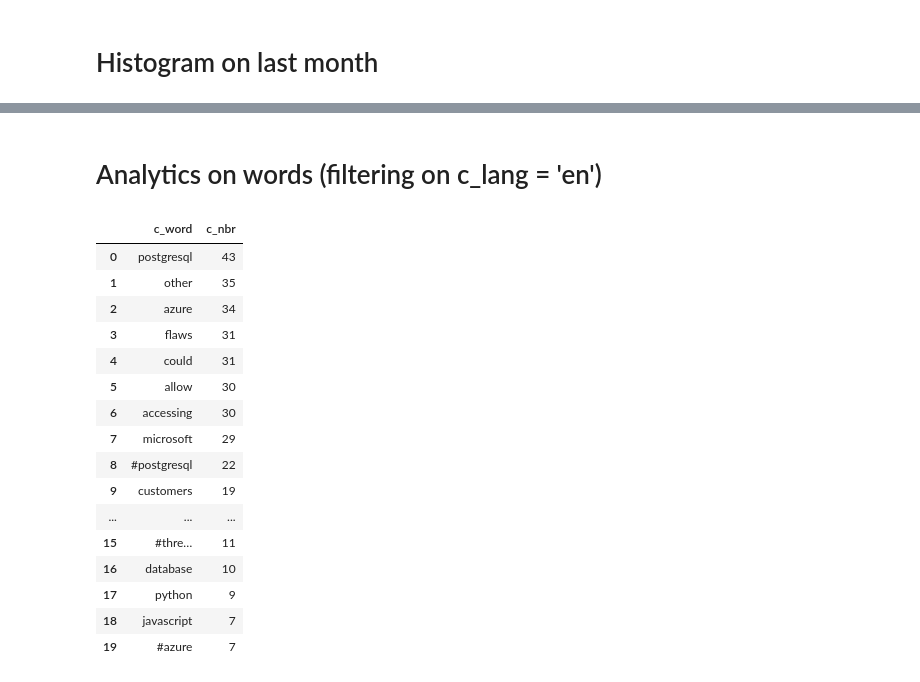
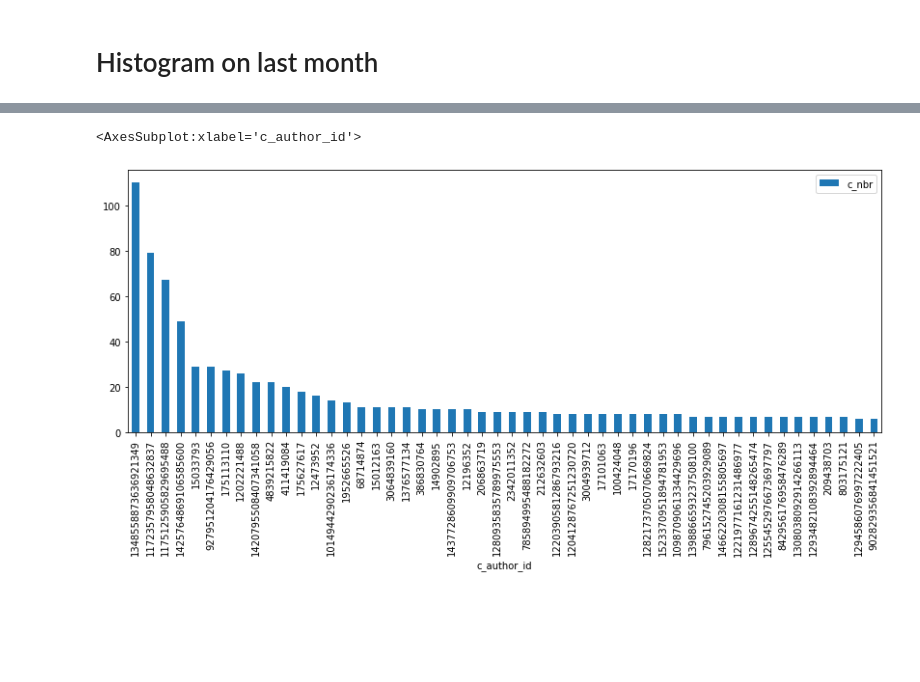
Before and after one commit to mlanciau/DataPipelineDemo, a Jupyter notebook: notebooks/Twitter PostgreSQL Analytics.ipynb, the cells around one changed output, grey strips where cells are left out. Saved outputs shown, nothing was run; the diff lists cells and outputs as text; code cells hidden in the pictures; blank space fills up the shorter version.

```diff
--- a/notebooks/Twitter PostgreSQL Analytics.ipynb
+++ b/notebooks/Twitter PostgreSQL Analytics.ipynb
@@ -111,31 +96,14 @@ LIMIT 20
-# %% [markdown]
-# Analytics on words (filtering on c_lang = 'en')
-# %%
-pd.read_sql('''
-SELECT c_word, COUNT(*) AS c_nbr
-FROM mlanciau_gold.t_twitter_postgresql_exploded
-WHERE c_lang = 'en'
-GROUP BY c_word
-ORDER BY c_nbr DESC
-LIMIT 20
-''', conn)
-# %% [output]
-|  | c_word | c_nbr |
-| 0 | postgresql | 43 |
-| 1 | other | 35 |
-| 2 | azure | 34 |
-| 3 | flaws | 31 |
-| 4 | could | 31 |
-| 5 | allow | 30 |
-| 6 | accessing | 30 |
-| 7 | microsoft | 29 |
-| 8 | #postgresql | 22 |
-| 9 | customers | 19 |
-| ... | ... | ... |
-| 15 | #thre… | 11 |
-| 16 | database | 10 |
-| 17 | python | 9 |
-| 18 | javascript | 7 |
-| 19 | #azure | 7 |
+# %%
+data = pd.read_sql('''
+SELECT c_nbr, c_author_id
+FROM mlanciau_gold.t_twitter_postgresql_nbr_tweet_per_author
+WHERE c_author_id IS NOT NULL
+ORDER BY c_nbr DESC
+LIMIT 50
+''', conn)
+data.plot(x='c_author_id', kind='bar')
+# %% [output]
+<AxesSubplot:xlabel='c_author_id'>
+[figure, added]
 # %%
 conn.close()
```
Also changed, not shown: parts of 7 cells of this notebook, 10 other files.
